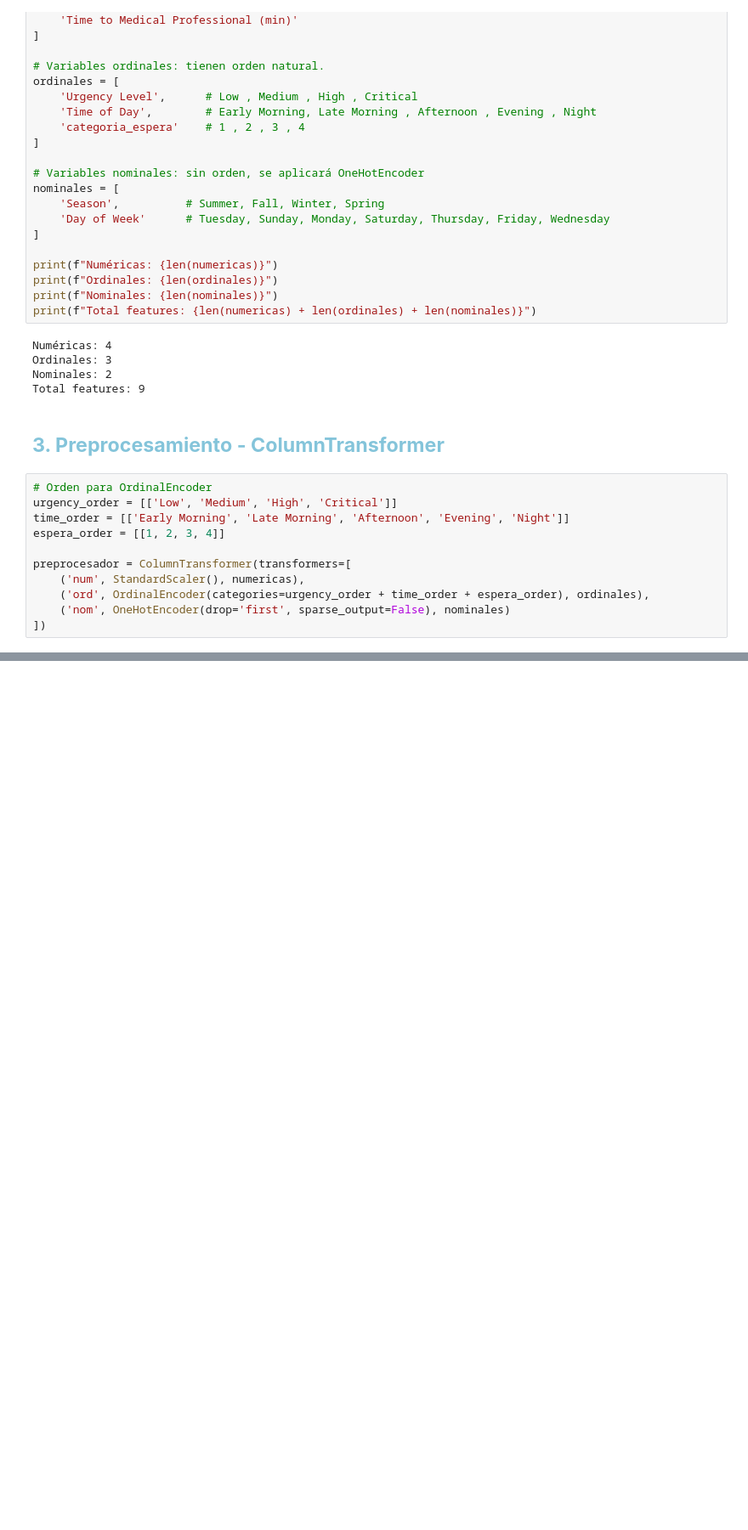
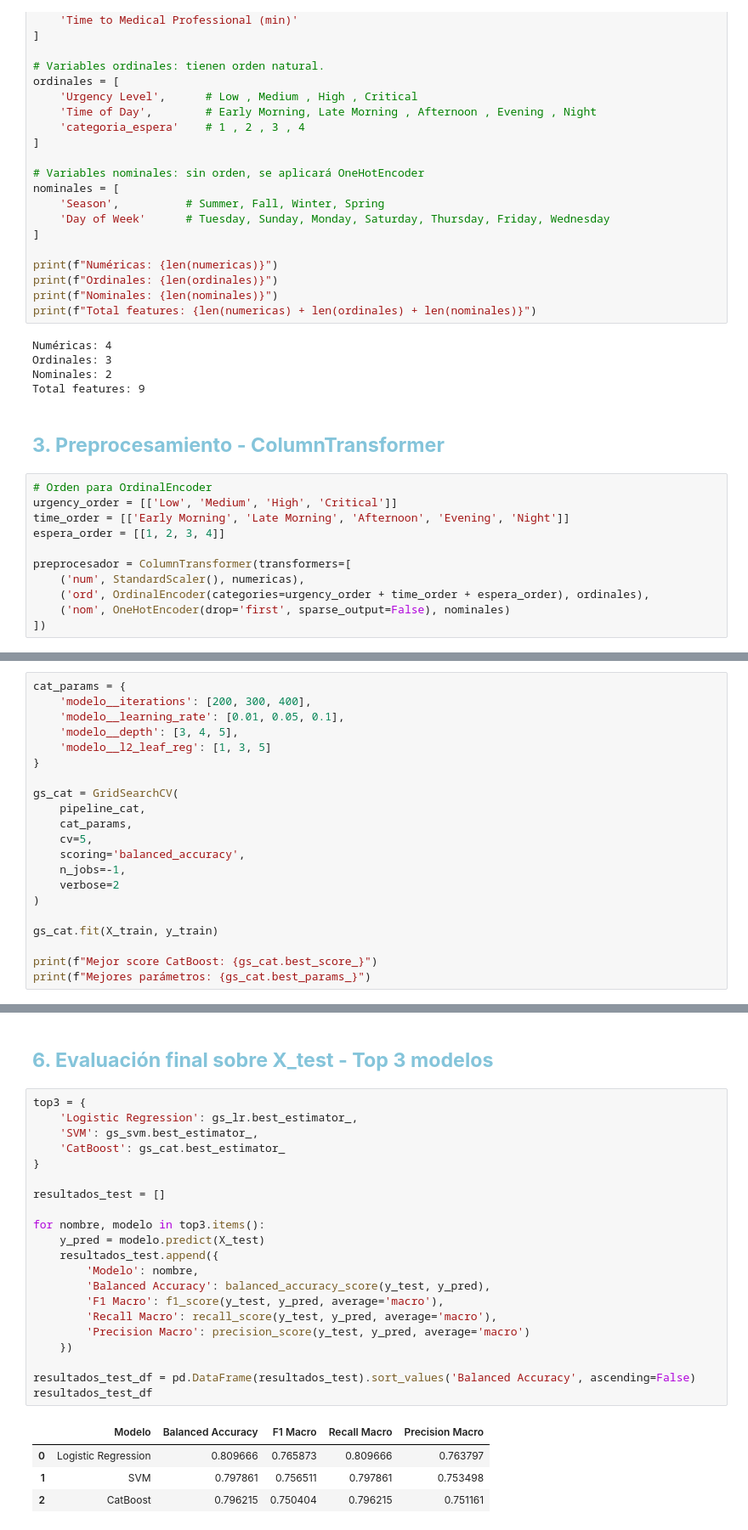
Before and after one commit to nadia0207/ML_Espera_Emergencia, a Jupyter notebook: notebooks/03_Entrenamiento_Evaluacion.ipynb, the cells around one changed output, grey strips where cells are left out. Shown at 85% size. Drawn from its saved outputs; the diff is of its cells as text; blank space fills up the shorter version.

```diff
--- a/notebooks/03_Entrenamiento_Evaluacion.ipynb
+++ b/notebooks/03_Entrenamiento_Evaluacion.ipynb
@@ -411,0 +273,21 @@ print(clf_gs_fino2.best_params_)
+# %%
+cat_params = {
+    'modelo__iterations': [200, 300, 400],
+    'modelo__learning_rate': [0.01, 0.05, 0.1],
+    'modelo__depth': [3, 4, 5],
+    'modelo__l2_leaf_reg': [1, 3, 5]
+}
+
+gs_cat = GridSearchCV(
+    pipeline_cat,
+    cat_params,
+    cv=5,
+    scoring='balanced_accuracy',
+    n_jobs=-1,
+    verbose=2
+)
+
+gs_cat.fit(X_train, y_train)
+
+print(f"Mejor score CatBoost: {gs_cat.best_score_}")
+print(f"Mejores parámetros: {gs_cat.best_params_}")
@@ -411,0 +309,28 @@ print(clf_gs_fino2.best_params_)
+# %% [markdown]
+## <font color = #84c4da >**6. Evaluación final sobre X_test - Top 3 modelos** </font>
+# %%
+top3 = {
+    'Logistic Regression': gs_lr.best_estimator_,
+    'SVM': gs_svm.best_estimator_,
+    'CatBoost': gs_cat.best_estimator_
+}
+
+resultados_test = []
+
+for nombre, modelo in top3.items():
+    y_pred = modelo.predict(X_test)
+    resultados_test.append({
+        'Modelo': nombre,
+        'Balanced Accuracy': balanced_accuracy_score(y_test, y_pred),
+        'F1 Macro': f1_score(y_test, y_pred, average='macro'),
+        'Recall Macro': recall_score(y_test, y_pred, average='macro'),
+        'Precision Macro': precision_score(y_test, y_pred, average='macro')
+    })
+
+resultados_test_df = pd.DataFrame(resultados_test).sort_values('Balanced Accuracy', ascending=False)
+resultados_test_df
+# %% [output]
+|  | Modelo | Balanced Accuracy | F1 Macro | Recall Macro | Precision Macro |
+| 0 | Logistic Regression | 0.809666 | 0.765873 | 0.809666 | 0.763797 |
+| 1 | SVM | 0.797861 | 0.756511 | 0.797861 | 0.753498 |
+| 2 | CatBoost | 0.796215 | 0.750404 | 0.796215 | 0.751161 |
```
Also changed, not shown: parts of 47 cells of this notebook.
